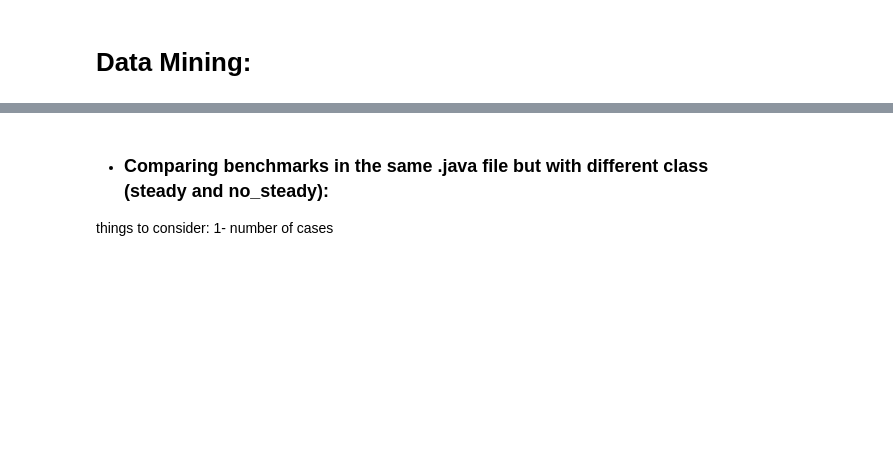
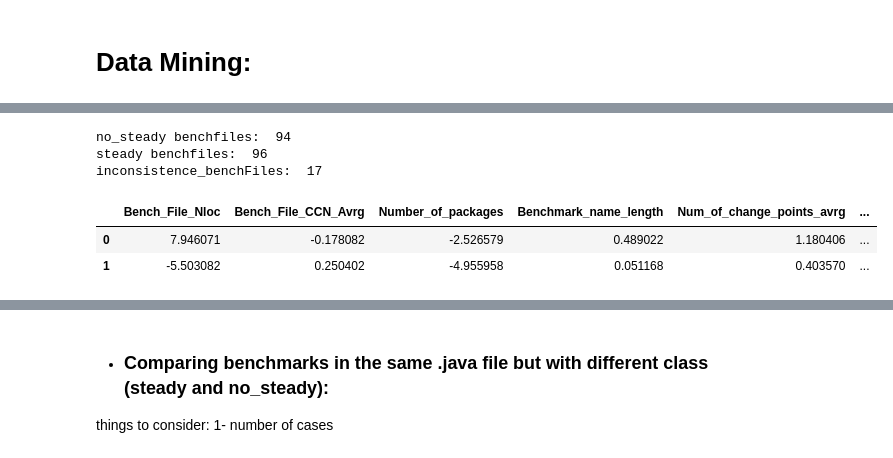
Before and after one commit to amirmahdiKhosravi/ACM-SPEC-ICPE-2023-DataTrack, a Jupyter notebook: Data_Mining.ipynb, the cells around one changed output, grey strips where cells are left out. Drawn from its saved outputs; the diff is of its cells as text; code cells hidden in the pictures; blank space fills up the shorter version.

```diff
--- a/Data_Mining.ipynb
+++ b/Data_Mining.ipynb
@@ -56,13 +56,13 @@ Number of cprrupted benchmark records:  27
 # %%
 df.to_csv("/home/amirmahdi/Documents/Uni/Dr Ezati/Data Challenge Track/Code/extracted_data_preprocessed.csv")
 # %%
-bench_method_features = ['Bench_Method_Nloc', 'Bench_Method_NestingLevel', 'Bench_Method_CCN'
-                         , 'Number_of_tryCatch', 'Number_of_switchCase', 'Number_of_systemCalls',
+bench_method_features = ['Bench_Method_Nloc', 'Bench_Method_CCN'
+                         , 'Number_of_tryCatch', 'Number_of_switchCase',
                         'Number_of_forLoops', 'Number_of_whileLoops', 'Number_of_functionCalls',
-                         'Num_of_change_points_avrg', 'STD', 'AVRG',
-                         'Number_of_no_steady_forks', 'cls']
+                         'Num_of_change_points_avrg', "itr_to_stds_avrg"]
 bench_file_features = ['Bench_File_Nloc', 'Bench_File_CCN_Avrg', 'Number_of_packages'
-                         , 'Number_of_parameters', 'Benchmark_name_length']
+                         , 'Benchmark_name_length', "Num_of_change_points_avrg",
+                      "itr_to_stds_avrg"]
 
 #dfui = df.drop(df.iloc[:, 3:8].columns.tolist(), axis=1).copy()
 dfui = df.copy()
@@ -88,0 +92,45 @@ dfui
+# %%
+stds_nstds_feature_diff = list()
+no_steady_benchFiles_names = list()
+inconsistence_benchFiles_names = list()
+steady_benchFiles_names = list()
+benchFile_names = list(set(dfui["Bench_File_Name"].tolist()))
+for benchfile in benchFile_names:
+    set1 = dfui[(dfui["Bench_File_Name"]== benchfile) & (dfui["Number_of_no_steady_forks"] >=1)]
+    #print(len(set1))
+    set2 = dfui[(dfui["Bench_File_Name"]== benchfile)]
+    #print(len(set2))
+    #print("........................................")
+    if len(set1)>= (len(set2)/2):
+        no_steady_benchFiles_names.append(benchfile)
+    elif len(set1) == 0:
+        steady_benchFiles_names.append(benchfile)
+    else:
+        inconsistence_benchFiles_names.append(benchfile)
+
+print("no_steady benchfiles: ", len(no_steady_benchFiles_names))
+no_steady_benchFiles = dfui.loc[dfui['Bench_File_Name'].isin(no_steady_benchFiles_names)][bench_file_features]
+print("steady benchfiles: ", len(steady_benchFiles_names))
+steady_benchFiles = dfui.loc[dfui['Bench_File_Name'].isin(steady_benchFiles_names)][bench_file_features]
+print("inconsistence_benchFiles: ", len(inconsistence_benchFiles_names))
+inconsistence_benchFiles = dfui.loc[dfui['Bench_File_Name'].isin(inconsistence_benchFiles_names)][bench_file_features]
+
+x = no_steady_benchFiles.mean().tolist()
+x = np.array(x, dtype=float)
+y = steady_benchFiles.mean().tolist()
+y = np.array(y, dtype=float)
+stds_nstds_feature_diff.append( np.subtract(x, y) )
+y = inconsistence_benchFiles.mean().tolist()
+y = np.array(y, dtype=float)
+stds_nstds_feature_diff.append( np.subtract(x, y) )
+
+tmp = pd.DataFrame(stds_nstds_feature_diff)
+tmp.columns = bench_file_features
+tmp
+# %% [output]
+no_steady benchfiles:  94
+steady benchfiles:  96
+inconsistence_benchFiles:  17
+|  | Bench_File_Nloc | Bench_File_CCN_Avrg | Number_of_packages | Benchmark_name_length | Num_of_change_points_avrg | ... |
+| 0 | 7.946071 | -0.178082 | -2.526579 | 0.489022 | 1.180406 | ... |
+| 1 | -5.503082 | 0.250402 | -4.955958 | 0.051168 | 0.403570 | ... |
```
Also changed, not shown: parts of 4 cells of this notebook, 3 other files.
